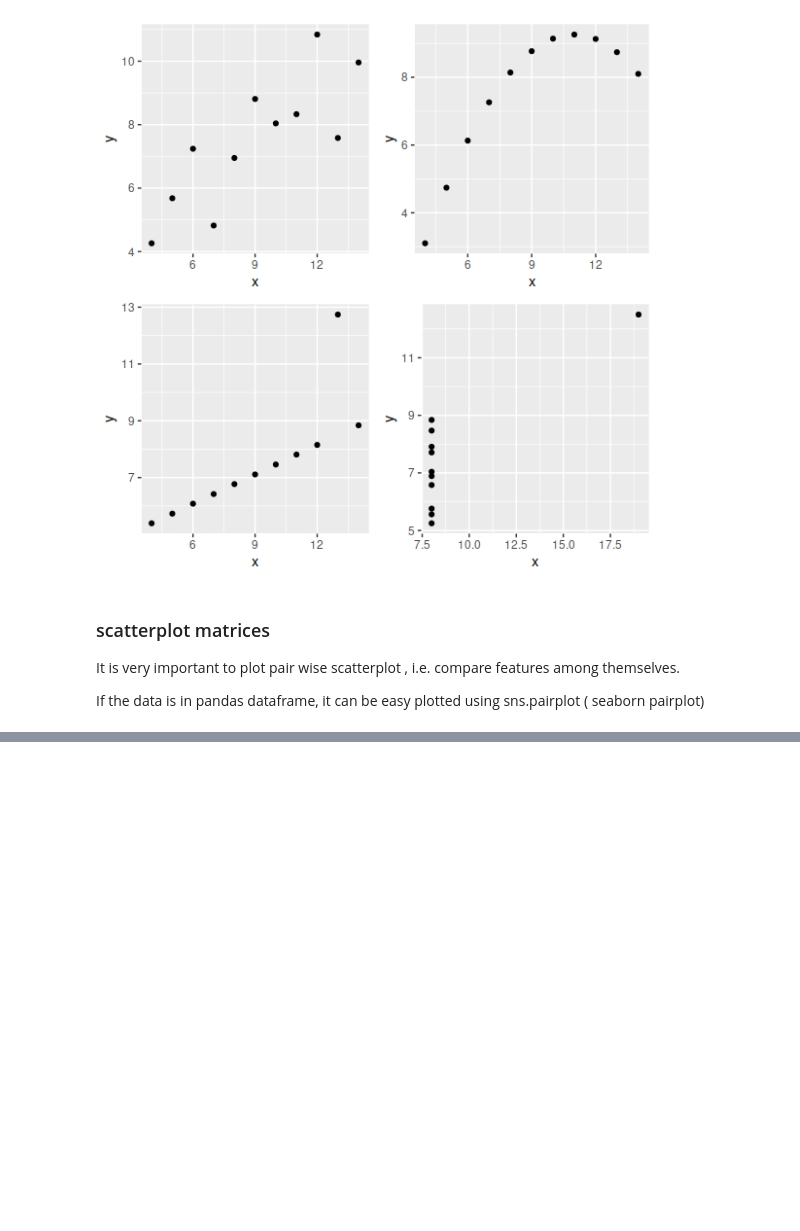
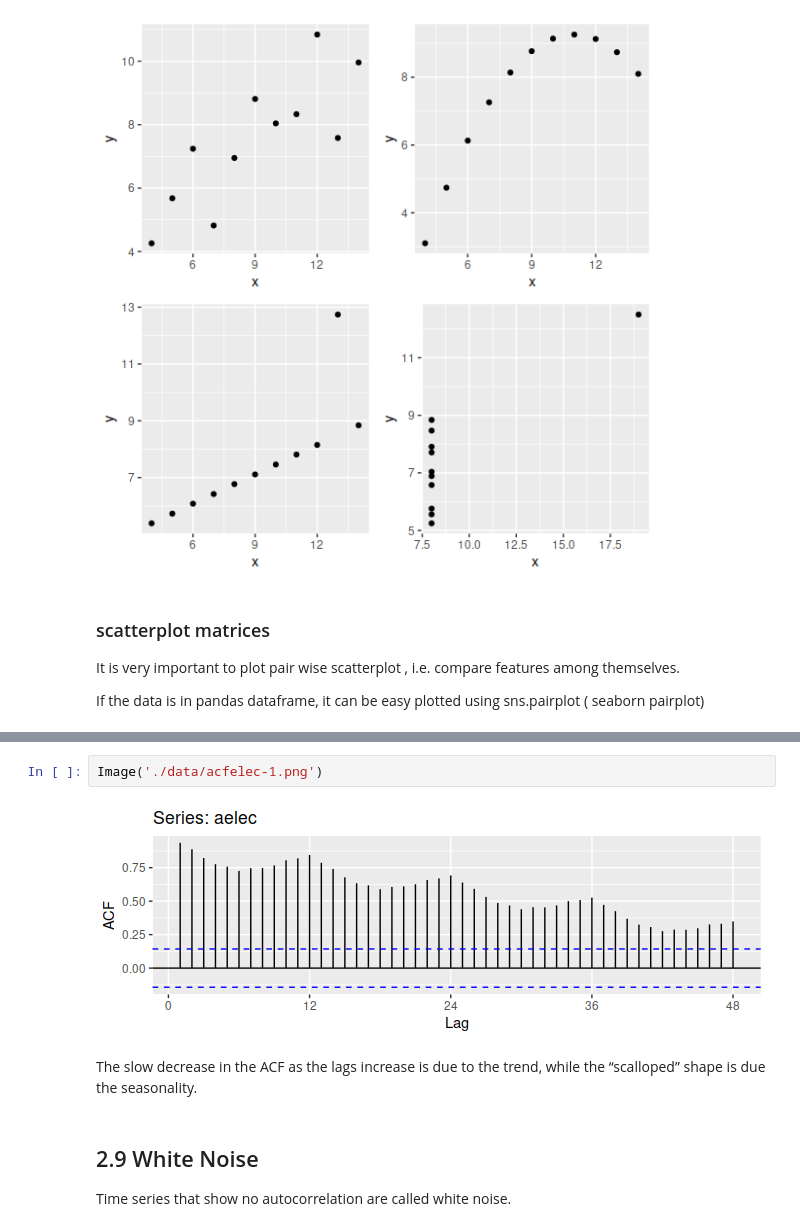
Before and after one commit to PundirShivam/Forecasting_Principles_and_Practice, a Jupyter notebook: 2_Time_series_graphics.ipynb, the cells around one changed output, grey strips where cells are left out. Drawn from its saved outputs; the diff is of its cells as text; blank space fills up the shorter version.

```diff
--- a/2_Time_series_graphics.ipynb
+++ b/2_Time_series_graphics.ipynb
@@ -76,0 +111,9 @@ Image(filename="D:\\Forecasting_Principles_and_Practice\\data\\ScatterMatrixch2-
+# %%
+Image('./data/acfelec-1.png')
+# %% [output]
+[figure, added]
+# %% [markdown]
+The slow decrease in the ACF as the lags increase is due to the trend, while the “scalloped” shape is due the seasonality.
+# %% [markdown]
+## 2.9 White Noise
+Time series that show no autocorrelation are called white noise.
```
Also changed, not shown: parts of 26 cells of this notebook, 4 other files.
